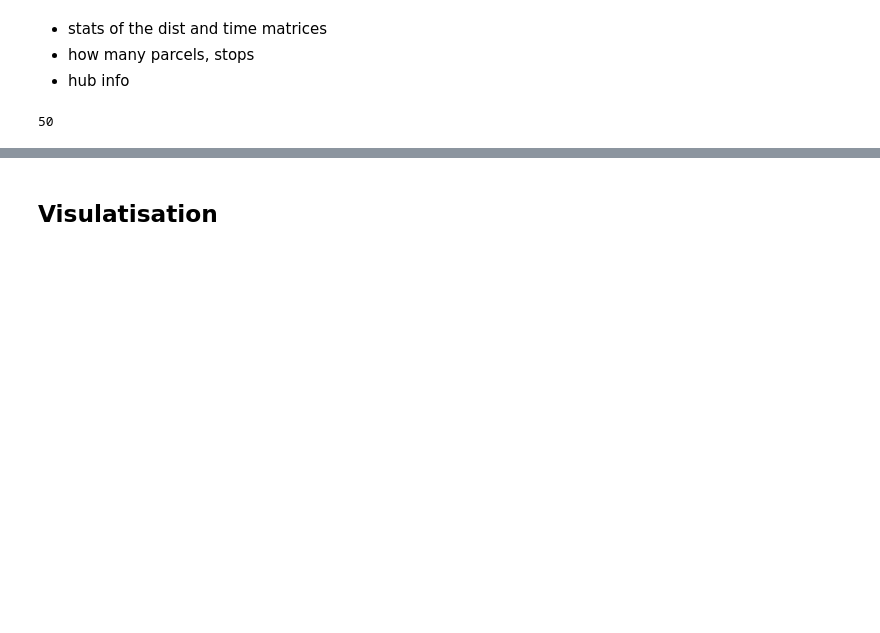
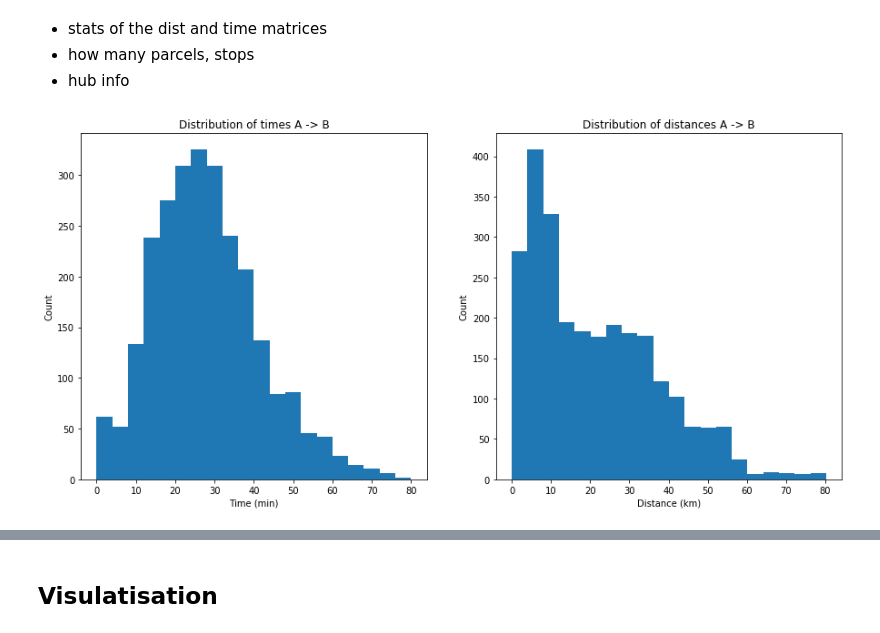
Before and after one commit to NadejdaJ/dsf_2020_royalmail_temp, a Jupyter notebook: DSF_main.ipynb, the cells around one changed output, grey strips where cells are left out. Drawn from its saved outputs; the diff is of its cells as text; code cells hidden in the pictures; blank space fills up the shorter version.

Commit message:
add basic graphs to notebook

```diff
--- a/DSF_main.ipynb
+++ b/DSF_main.ipynb
@@ -71,7 +72,3 @@ pc_050   EH8 9TQ  55.946969  -3.182137
 * stats of the dist and time matrices
 * how many parcels, stops
 * hub info
-# %%
-puzzle.num_stops
-# %% [output]
-50
@@ -79,0 +75,15 @@ puzzle.num_stops
+# %%
+fig, (ax1, ax2) = plt.subplots(nrows=1, ncols=2, figsize=(15,7))
+ax1.hist(puzzle.time_mtx.values.flatten(), 20)
+ax1.set_xlabel('Time (min)')
+ax1.set_ylabel('Count')
+ax1.set_title(r'Distribution of times A -> B')
+
+ax2.hist(puzzle.distance_mtx.values.flatten(), 20)
+ax2.set_xlabel('Distance (km)')
+ax2.set_ylabel('Count')
+ax2.set_title(r'Distribution of distances A -> B')
+
+plt.show()
+# %% [output]
+[figure, added]
```
Also changed, not shown: parts of 8 cells of this notebook.
